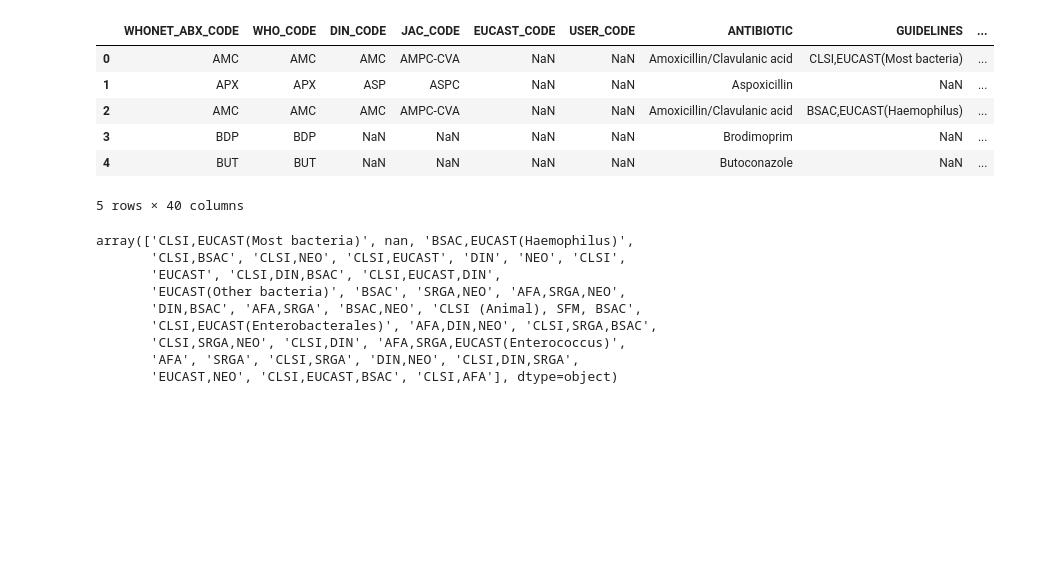
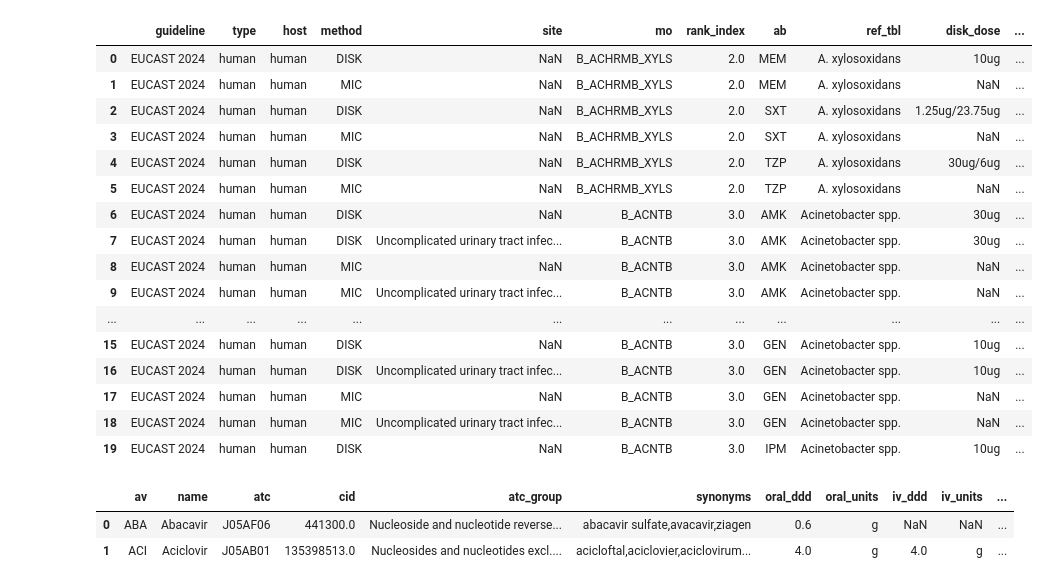
Before and after one commit to beak-insights/felicity-lims, a Jupyter notebook: felicity/lims/seeds/Untitled.ipynb, the cells around one changed output. Saved outputs shown, nothing was run; the diff lists cells and outputs as text; code cells hidden in the pictures; blank space fills up the shorter version.

```diff
--- a/felicity/lims/seeds/Untitled.ipynb
+++ b/felicity/lims/seeds/Untitled.ipynb
@@ -31,22 +3,0 @@ data = get_whonet_dataframes("Antibiotics")
-# %%
-data.head()
-# %% [output]
-|  | WHONET_ABX_CODE | WHO_CODE | DIN_CODE | JAC_CODE | EUCAST_CODE | USER_CODE | ANTIBIOTIC | GUIDELINES | ... |
-| 0 | AMC | AMC | AMC | AMPC-CVA | NaN | NaN | Amoxicillin/Clavulanic acid | CLSI,EUCAST(Most bacteria) | ... |
-| 1 | APX | APX | ASP | ASPC | NaN | NaN | Aspoxicillin | NaN | ... |
-| 2 | AMC | AMC | AMC | AMPC-CVA | NaN | NaN | Amoxicillin/Clavulanic acid | BSAC,EUCAST(Haemophilus) | ... |
-| 3 | BDP | BDP | NaN | NaN | NaN | NaN | Brodimoprim | NaN | ... |
-| 4 | BUT | BUT | NaN | NaN | NaN | NaN | Butoconazole | NaN | ... |
-5 rows × 40 columns
-# %%
-data['GUIDELINES'].unique()
-# %% [output]
-array(['CLSI,EUCAST(Most bacteria)', nan, 'BSAC,EUCAST(Haemophilus)',
-       'CLSI,BSAC', 'CLSI,NEO', 'CLSI,EUCAST', 'DIN', 'NEO', 'CLSI',
-       'EUCAST', 'CLSI,DIN,BSAC', 'CLSI,EUCAST,DIN',
-       'EUCAST(Other bacteria)', 'BSAC', 'SRGA,NEO', 'AFA,SRGA,NEO',
-       'DIN,BSAC', 'AFA,SRGA', 'BSAC,NEO', 'CLSI (Animal), SFM, BSAC',
-       'CLSI,EUCAST(Enterobacterales)', 'AFA,DIN,NEO', 'CLSI,SRGA,BSAC',
-       'CLSI,SRGA,NEO', 'CLSI,DIN', 'AFA,SRGA,EUCAST(Enterococcus)',
-       'AFA', 'SRGA', 'CLSI,SRGA', 'DIN,NEO', 'CLSI,DIN,SRGA',
-       'EUCAST,NEO', 'CLSI,EUCAST,BSAC', 'CLSI,AFA'], dtype=object)
@@ -87,0 +4,28 @@ for _, row in data.iterrows():
+# %%
+clinical_breakpoints = pd.read_csv(f"./data/amr-r/clinical_breakpoints.txt", delimiter="\t")
+clinical_breakpoints.head(20)
+# %% [output]
+|  | guideline | type | host | method | site | mo | rank_index | ab | ref_tbl | disk_dose | ... |
+| 0 | EUCAST 2024 | human | human | DISK | NaN | B_ACHRMB_XYLS | 2.0 | MEM | A. xylosoxidans | 10ug | ... |
+| 1 | EUCAST 2024 | human | human | MIC | NaN | B_ACHRMB_XYLS | 2.0 | MEM | A. xylosoxidans | NaN | ... |
+| 2 | EUCAST 2024 | human | human | DISK | NaN | B_ACHRMB_XYLS | 2.0 | SXT | A. xylosoxidans | 1.25ug/23.75ug | ... |
+| 3 | EUCAST 2024 | human | human | MIC | NaN | B_ACHRMB_XYLS | 2.0 | SXT | A. xylosoxidans | NaN | ... |
+| 4 | EUCAST 2024 | human | human | DISK | NaN | B_ACHRMB_XYLS | 2.0 | TZP | A. xylosoxidans | 30ug/6ug | ... |
+| 5 | EUCAST 2024 | human | human | MIC | NaN | B_ACHRMB_XYLS | 2.0 | TZP | A. xylosoxidans | NaN | ... |
+| 6 | EUCAST 2024 | human | human | DISK | NaN | B_ACNTB | 3.0 | AMK | Acinetobacter spp. | 30ug | ... |
+| 7 | EUCAST 2024 | human | human | DISK | Uncomplicated urinary tract infec... | B_ACNTB | 3.0 | AMK | Acinetobacter spp. | 30ug | ... |
+| 8 | EUCAST 2024 | human | human | MIC | NaN | B_ACNTB | 3.0 | AMK | Acinetobacter spp. | NaN | ... |
+| 9 | EUCAST 2024 | human | human | MIC | Uncomplicated urinary tract infec... | B_ACNTB | 3.0 | AMK | Acinetobacter spp. | NaN | ... |
+| ... | ... | ... | ... | ... | ... | ... | ... | ... | ... | ... | ... |
+| 15 | EUCAST 2024 | human | human | DISK | NaN | B_ACNTB | 3.0 | GEN | Acinetobacter spp. | 10ug | ... |
+| 16 | EUCAST 2024 | human | human | DISK | Uncomplicated urinary tract infec... | B_ACNTB | 3.0 | GEN | Acinetobacter spp. | 10ug | ... |
+| 17 | EUCAST 2024 | human | human | MIC | NaN | B_ACNTB | 3.0 | GEN | Acinetobacter spp. | NaN | ... |
+| 18 | EUCAST 2024 | human | human | MIC | Uncomplicated urinary tract infec... | B_ACNTB | 3.0 | GEN | Acinetobacter spp. | NaN | ... |
+| 19 | EUCAST 2024 | human | human | DISK | NaN | B_ACNTB | 3.0 | IPM | Acinetobacter spp. | 10ug | ... |
+# %%
+antivirals = pd.read_csv(f"./data/amr-r/antivirals.txt", delimiter="\t")
+antivirals.head(2)
+# %% [output]
+|  | av | name | atc | cid | atc_group | synonyms | oral_ddd | oral_units | iv_ddd | iv_units | ... |
+| 0 | ABA | Abacavir | J05AF06 | 441300.0 | Nucleoside and nucleotide reverse... | abacavir sulfate,avacavir,ziagen | 0.6 | g | NaN | NaN | ... |
+| 1 | ACI | Aciclovir | J05AB01 | 135398513.0 | Nucleosides and nucleotides excl.... | acicloftal,aciclovier,aciclovirum... | 4.0 | g | 4.0 | g | ... |
```
Also changed, not shown: parts of 12 cells of this notebook, 17 other files.
